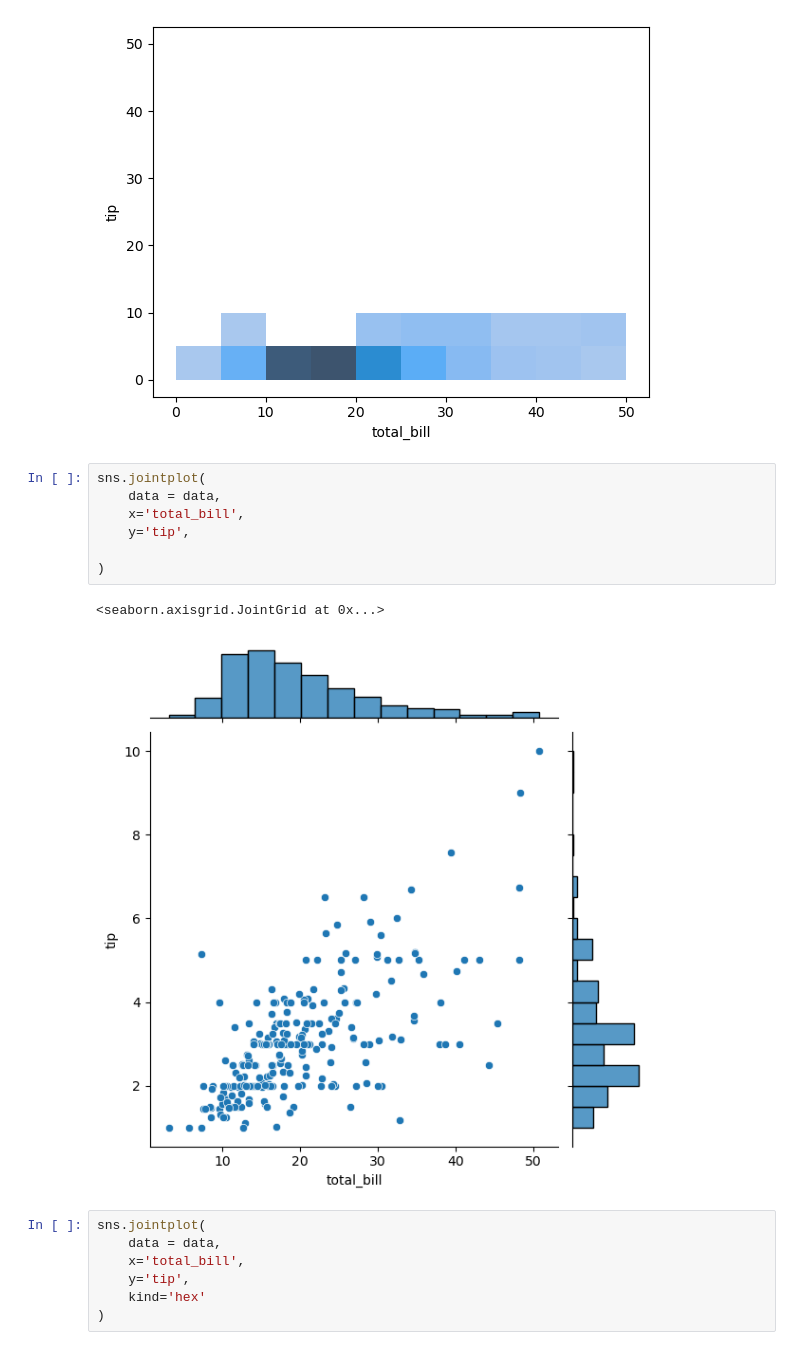
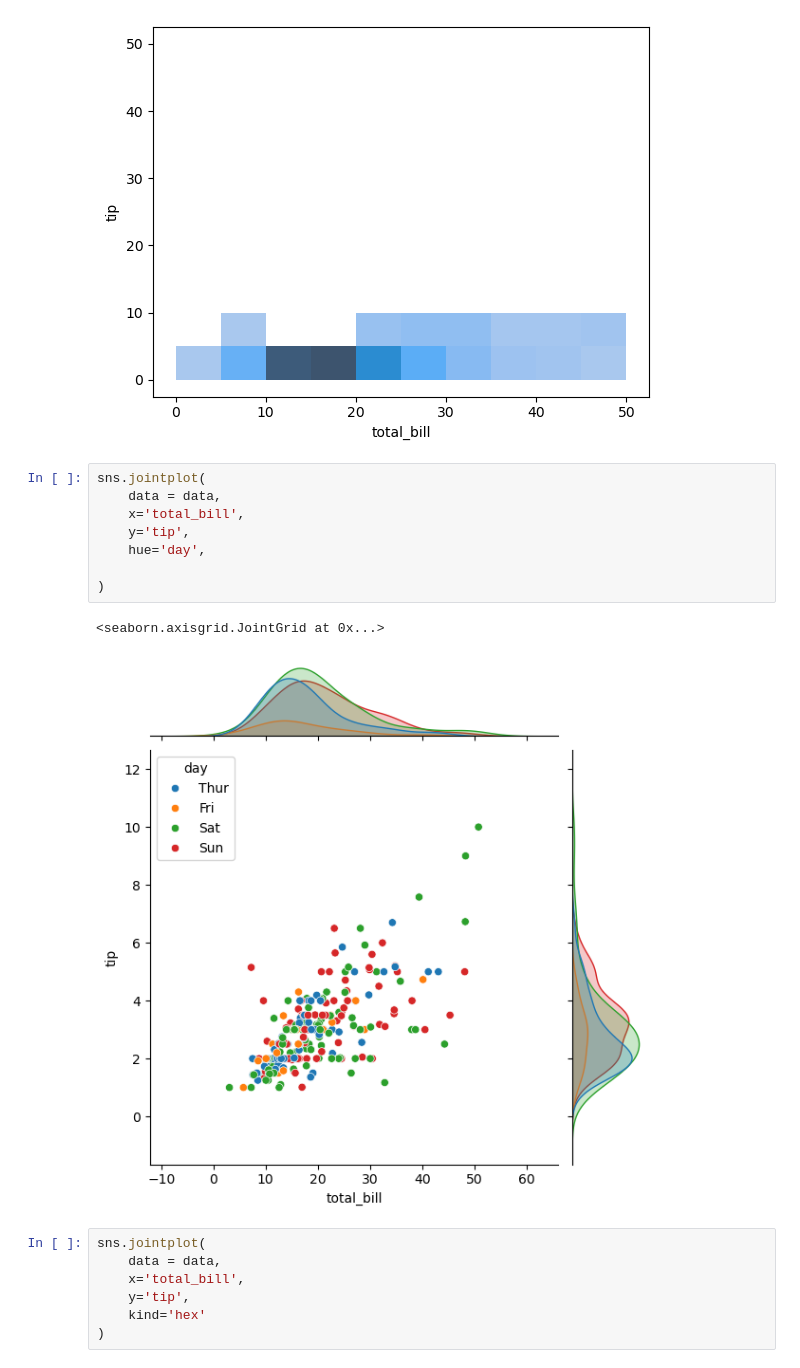
Before and after one commit to mdnaim2004/NOTE_ARCHIVE, a Jupyter notebook: seabron/seaborn.ipynb, the cells around one changed output. Cells and saved outputs as stored; diff of their text form.

```diff
--- a/seabron/seaborn.ipynb
+++ b/seabron/seaborn.ipynb
@@ -84,13 +84,14 @@ sns.histplot(data=data, x='total_bill',y='tip', bins=bins)
 # %%
 sns.jointplot(
     data = data,
     x='total_bill',
     y='tip',
+    hue='day',
 
 )
 # %% [output]
 <seaborn.axisgrid.JointGrid at 0x...>
-[figure, old version]
+[figure, new version]
 # %%
 sns.jointplot(
     data = data,
```
Also changed, not shown: parts of 4 cells of this notebook.
